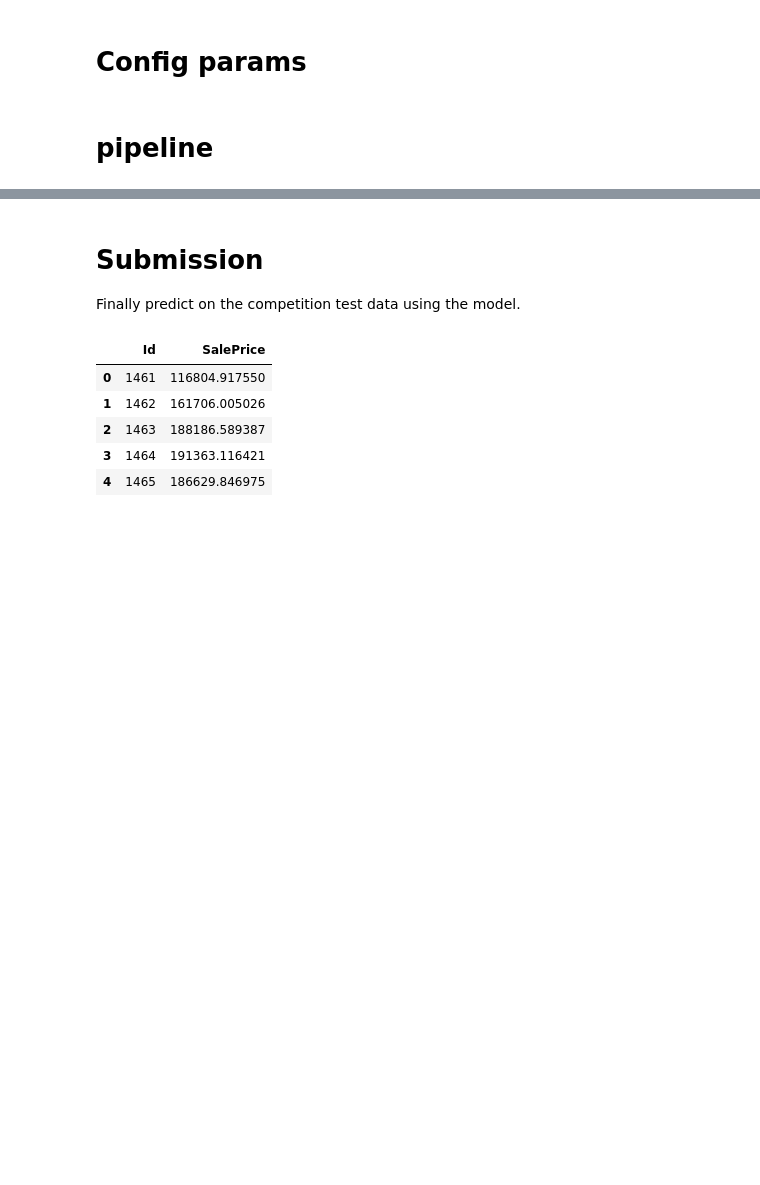
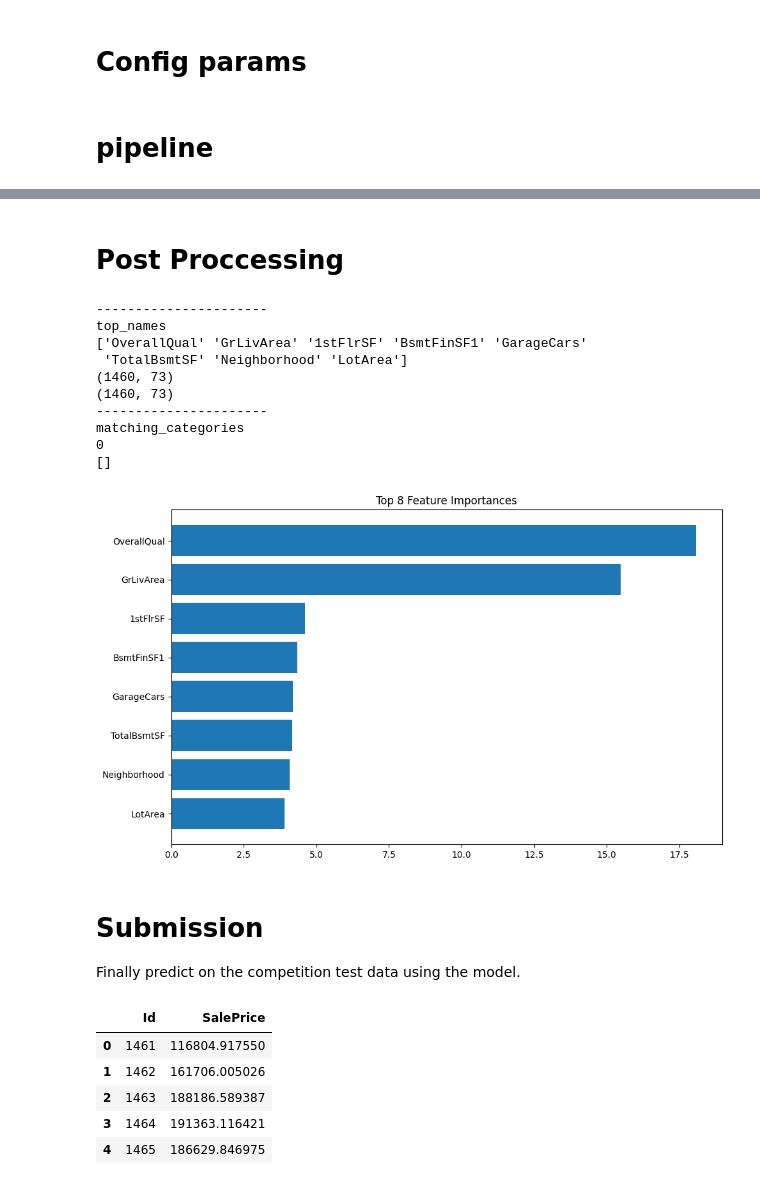
Before and after one commit to talbrend/JET, a Jupyter notebook: Model_JET.ipynb, the cells around one changed output, grey strips where cells are left out. Drawn from its saved outputs; the diff is of its cells as text; code cells hidden in the pictures; blank space fills up the shorter version.

Commit message:
added EDA and post proc

```diff
--- a/Model_JET.ipynb
+++ b/Model_JET.ipynb
@@ -369,8 +423,9 @@ def replace_qual_categoric(X,y=None,verbose=False):
     return X_
 
 #replace_qual_categoric()
-if 0:
-    order_col = ['ExterQual', 'ExterCond', 'BsmtQual', 'BsmtCond', 'BsmtExposure', 'BsmtFinType1', 'BsmtFinType2', 'HeatingQC', 'KitchenQual', 'GarageFinish', 'GarageQual', 'GarageCond']
+def print_features(X,y,col_list=None):
+    if col_list is None:
+        col_list = ['ExterQual', 'ExterCond', 'BsmtQual', 'BsmtCond', 'BsmtExposure', 'BsmtFinType1', 'BsmtFinType2', 'HeatingQC', 'KitchenQual', 'GarageFinish', 'GarageQual', 'GarageCond']
     columns_to_keep_,columns_to_remove_ = find_bad_col(X,.15)
     Xnew = X.loc[:, columns_to_keep_]
     print(Xnew.shape)
@@ -378,8 +433,11 @@ if 0:
     imp.fit(Xnew)
     Xnew = imp.transform(Xnew)
     print(Xnew.shape)
-    X_ = replace_qual_categoric(Xnew[order_col],y,verbose=True)
+    X_ = replace_qual_categoric(Xnew[col_list],y,verbose=True)
     Xnew.shape,X_.shape
+
+if 0:
+    print_features(X,y)
 # %%
 class handle_categoric(BaseEstimator, TransformerMixin):
     def __init__(self,verbose=False,drop_categoric=False):
@@ -485,7 +547,7 @@ def create_pipeline(config_params):
 # %%
 # Iterate over all combinations
 models = ['CatBoost'] #['DecisionTree', 'CatBoost']
-drop_categoric_options = ['DropAll','KeepJustOrdered','KeepAll'] #'KeepAll','KeepJustOrdered','DropAll'
+drop_categoric_options = ['DropAll','KeepAll'] #'KeepAll','KeepJustOrdered','DropAll','KeepJustManualyGood'
 
 for model in models:
     for drop_categoric in drop_categoric_options:
@@ -516,6 +576,56 @@ rms = 27938.34, logRMS = 10.24
 Pipeline created for model: CatBoost, drop_categoric: KeepAll
 rms = 24917.52, logRMS = 10.12
 [figure]
+# %% [markdown]
+# Post Proccessing
+# %%
+def Post_Proccessing(pipeline):
+    model = pipeline.named_steps['reg']
+
+    # Step 3: Get Feature Importances
+    feature_importances = model.get_feature_importance()
+    feature_names = model.feature_names_
+    sorted_indices = np.argsort(feature_importances)[::-1]
+
+    # Limit to first 8 features
+    top_indices = sorted_indices[:8]
+    top_importances = feature_importances[top_indices]
+    top_names = np.array(feature_names)[top_indices]
+
+    printt(top_names,'top_names')
+    print_features(X,y,top_names)
+    # Plot
+    plt.figure(figsize=(10, 6))
+    plt.title("Top 8 Feature Importances")
+    plt.barh(range(len(top_importances)), top_importances, align="center")
+    plt.yticks(range(len(top_importances)), top_names)
+    plt.gca().invert_yaxis()  # Invert y-axis to have the feature with the highest importance on top
+    plt.tight_layout()
+    plt.show()
+
+def Post_Proccessing_shap(pipeline):
+    model = pipeline.named_steps['reg']
+
+    # Calculate SHAP values
+    explainer = shap.TreeExplainer(model)
+    shap_values = explainer.shap_values(X_train)
+
+    # Summarize the effects of all the features
+    shap.summary_plot(shap_values, X_train, plot_type="bar")
+
+Post_Proccessing(pipeline)
+# %% [output]
+----------------------
+top_names
+['OverallQual' 'GrLivArea' '1stFlrSF' 'BsmtFinSF1' 'GarageCars'
+ 'TotalBsmtSF' 'Neighborhood' 'LotArea']
+(1460, 73)
+(1460, 73)
+----------------------
+matching_categories
+0
+[]
+[figure, added]
 # %% [markdown]
 # Submission
 Finally predict on the competition test data using the model.
```
Also changed, not shown: parts of 10 cells of this notebook.
